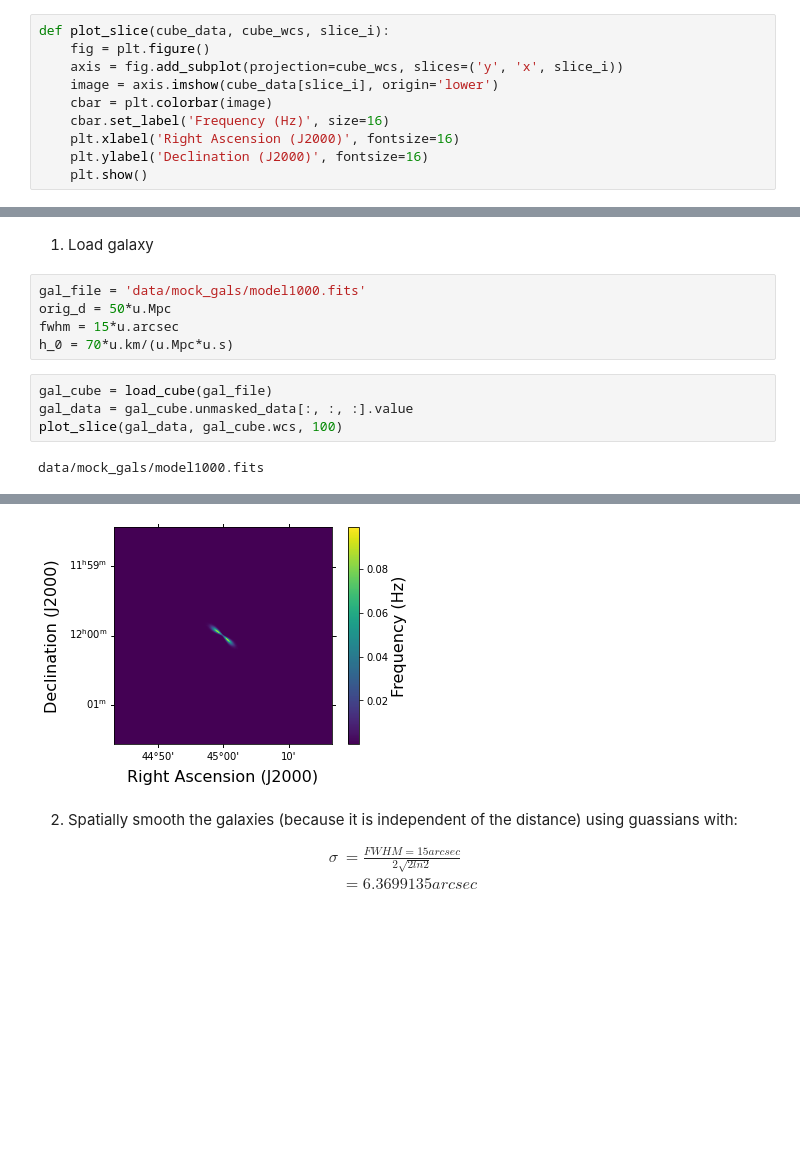
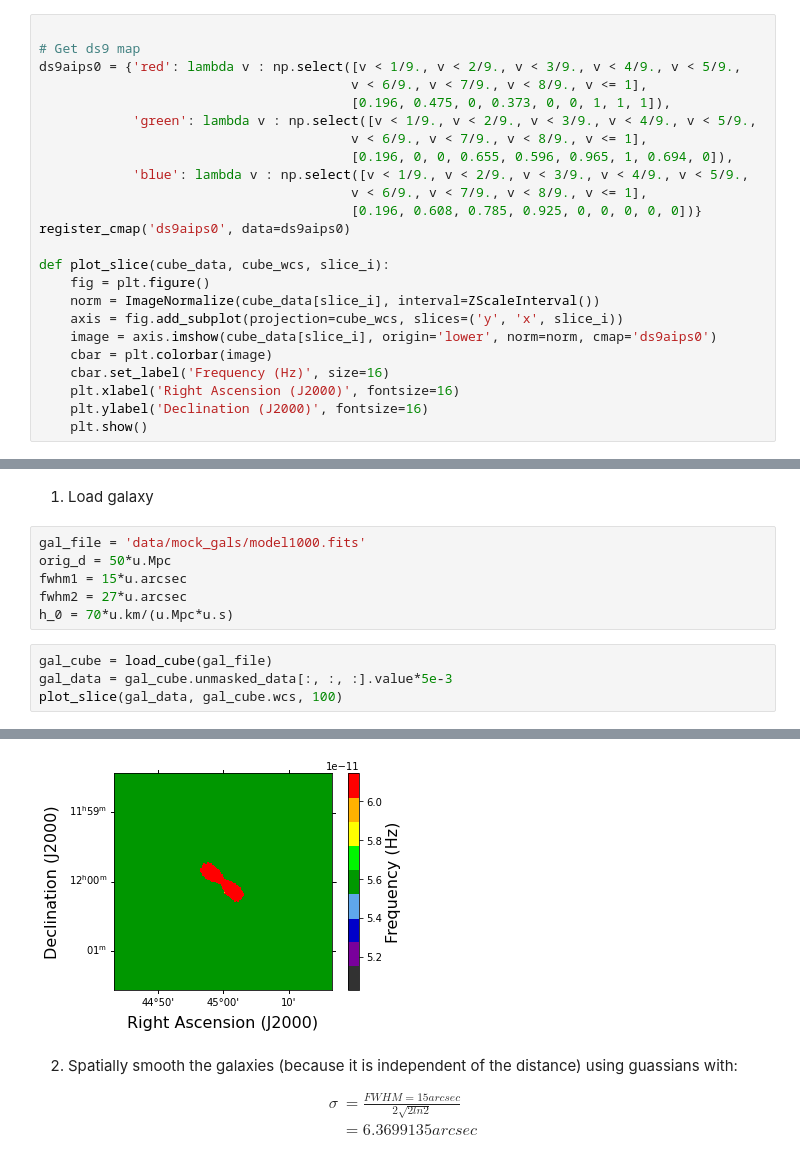
Before and after one commit to Jbarkai/HISourceFinder, a Jupyter notebook: Practice methods.ipynb, the cells around one changed output, grey strips where cells are left out. Drawn from its saved outputs; the diff is of its cells as text; blank space fills up the shorter version.

```diff
--- a/Practice methods.ipynb
+++ b/Practice methods.ipynb
@@ -6,13 +8,27 @@ import astropy.units as u
-# %%
-def plot_slice(cube_data, cube_wcs, slice_i):
-    fig = plt.figure()
-    axis = fig.add_subplot(projection=cube_wcs, slices=('y', 'x', slice_i))
-    image = axis.imshow(cube_data[slice_i], origin='lower')
-    cbar = plt.colorbar(image)
-    cbar.set_label('Frequency (Hz)', size=16)
-    plt.xlabel('Right Ascension (J2000)', fontsize=16)
-    plt.ylabel('Declination (J2000)', fontsize=16)
-    plt.show()
+# %%
+
+# Get ds9 map
+ds9aips0 = {'red': lambda v : np.select([v < 1/9., v < 2/9., v < 3/9., v < 4/9., v < 5/9.,
+                                        v < 6/9., v < 7/9., v < 8/9., v <= 1],
+                                        [0.196, 0.475, 0, 0.373, 0, 0, 1, 1, 1]),
+            'green': lambda v : np.select([v < 1/9., v < 2/9., v < 3/9., v < 4/9., v < 5/9.,
+                                        v < 6/9., v < 7/9., v < 8/9., v <= 1],
+                                        [0.196, 0, 0, 0.655, 0.596, 0.965, 1, 0.694, 0]),
+            'blue': lambda v : np.select([v < 1/9., v < 2/9., v < 3/9., v < 4/9., v < 5/9.,
+                                        v < 6/9., v < 7/9., v < 8/9., v <= 1],
+                                        [0.196, 0.608, 0.785, 0.925, 0, 0, 0, 0, 0])}
+register_cmap('ds9aips0', data=ds9aips0)
+
+def plot_slice(cube_data, cube_wcs, slice_i):
+    fig = plt.figure()
+    norm = ImageNormalize(cube_data[slice_i], interval=ZScaleInterval())
+    axis = fig.add_subplot(projection=cube_wcs, slices=('y', 'x', slice_i))
+    image = axis.imshow(cube_data[slice_i], origin='lower', norm=norm, cmap='ds9aips0')
+    cbar = plt.colorbar(image)
+    cbar.set_label('Frequency (Hz)', size=16)
+    plt.xlabel('Right Ascension (J2000)', fontsize=16)
+    plt.ylabel('Declination (J2000)', fontsize=16)
+    plt.show()
 # %% [markdown]
 Load noise cube
 # %%
@@ -30,11 +45,11 @@ data/mosaics/1353mosF.derip.fits
 # %%
 gal_file = 'data/mock_gals/model1000.fits'
 orig_d = 50*u.Mpc
-fwhm = 15*u.arcsec
+fwhm1 = 15*u.arcsec
+fwhm2 = 27*u.arcsec
 h_0 = 70*u.km/(u.Mpc*u.s)
 # %%
 gal_cube = load_cube(gal_file)
-gal_data = gal_cube.unmasked_data[:, :, :].value
+gal_data = gal_cube.unmasked_data[:, :, :].value*5e-3
 plot_slice(gal_data, gal_cube.wcs, 100)
 # %% [output]
-data/mock_gals/model1000.fits
@@ -42,4 +56,4 @@ WARNING: Could not parse unit W.U. [spectral_cube.cube_utils]
-[figure, old version]
+[figure, new version]
 # %% [markdown]
 2. Spatially smooth the galaxies (because it is independent of the distance) using guassians with:
 
```
Also changed, not shown: parts of 7 cells of this notebook, 2 other files.
